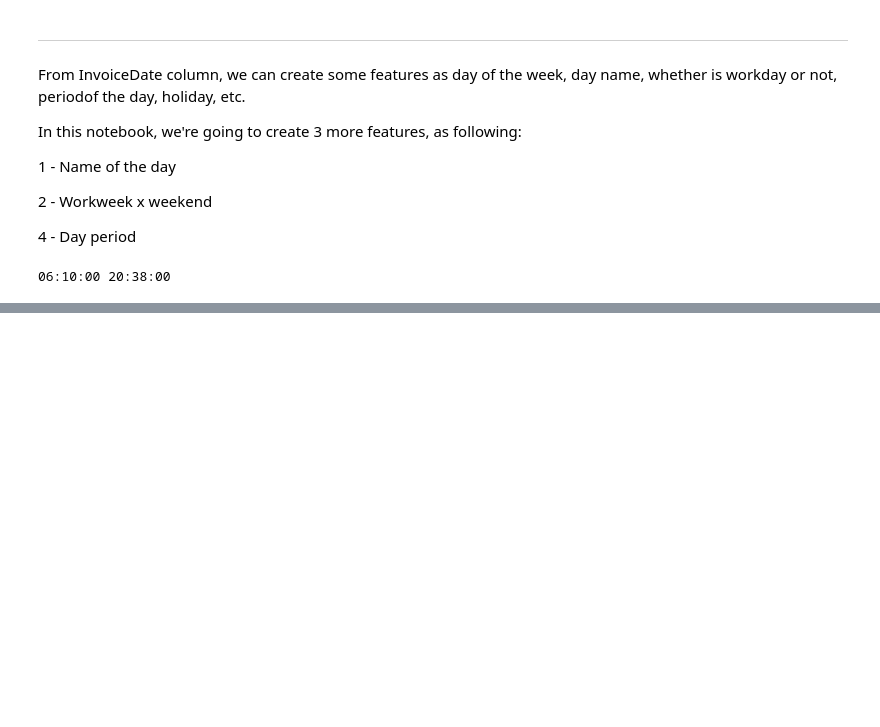
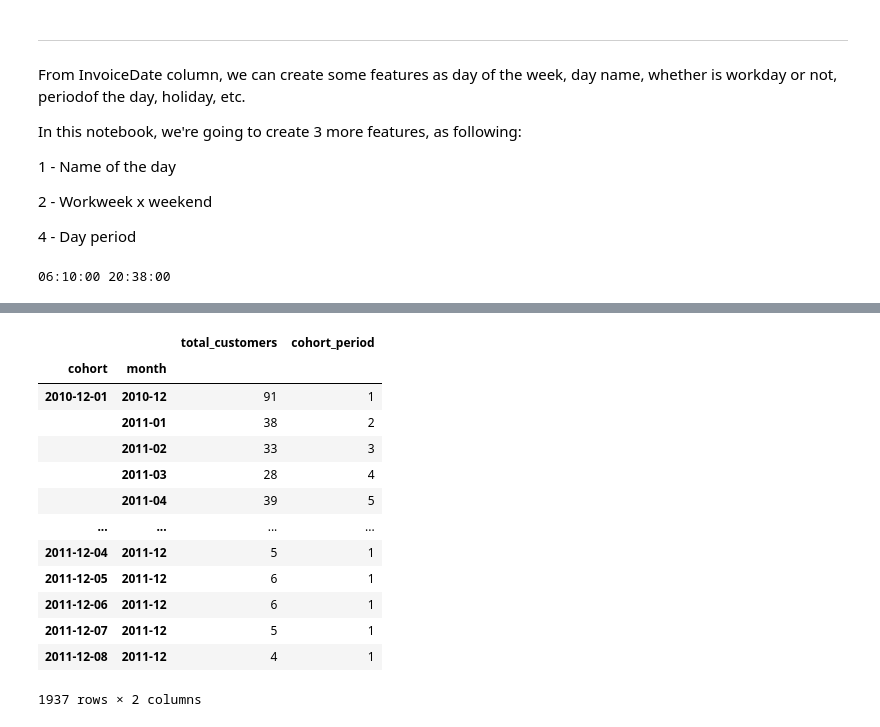
Before and after one commit to daianeklein/customer-segmentation, a Jupyter notebook: customer-segmentation.ipynb, the cells around one changed output, grey strips where cells are left out. Saved outputs shown, nothing was run; the diff lists cells and outputs as text; code cells hidden in the pictures; blank space fills up the shorter version.

```diff
--- a/customer-segmentation.ipynb
+++ b/customer-segmentation.ipynb
@@ -392,0 +451,9 @@ set_chart_settings('Quantity by Period of the Day')
+# %%
+df3 = df2[['CustomerID', 'date' ,'revenue']]
+# %%
+#converting date column and extracting the month and year
+df3 = df3.copy()
+df3['date'] = df3['date'].astype('datetime64')
+df3['month'] = df3['date'].apply(lambda x: x.strftime('%Y-%m'))
+
+df3.sample()
@@ -392,0 +499,22 @@ set_chart_settings('Quantity by Period of the Day')
+# %%
+def plot_cohort_period(df3):
+    df3['cohort_period'] = np.arange(len(df3)) +1
+    return df3
+
+cohort2 = cohort2.groupby(level = 0).apply(plot_cohort_period)
+cohort2
+# %% [output]
+|  |  | total_customers | cohort_period |
+| cohort | month |  |  |
+| 2010-12-01 | 2010-12 | 91 | 1 |
+|  | 2011-01 | 38 | 2 |
+|  | 2011-02 | 33 | 3 |
+|  | 2011-03 | 28 | 4 |
+|  | 2011-04 | 39 | 5 |
+| ... | ... | ... | ... |
+| 2011-12-04 | 2011-12 | 5 | 1 |
+| 2011-12-05 | 2011-12 | 6 | 1 |
+| 2011-12-06 | 2011-12 | 6 | 1 |
+| 2011-12-07 | 2011-12 | 5 | 1 |
+| 2011-12-08 | 2011-12 | 4 | 1 |
+1937 rows × 2 columns
```
Also changed, not shown: parts of 63 cells of this notebook.
